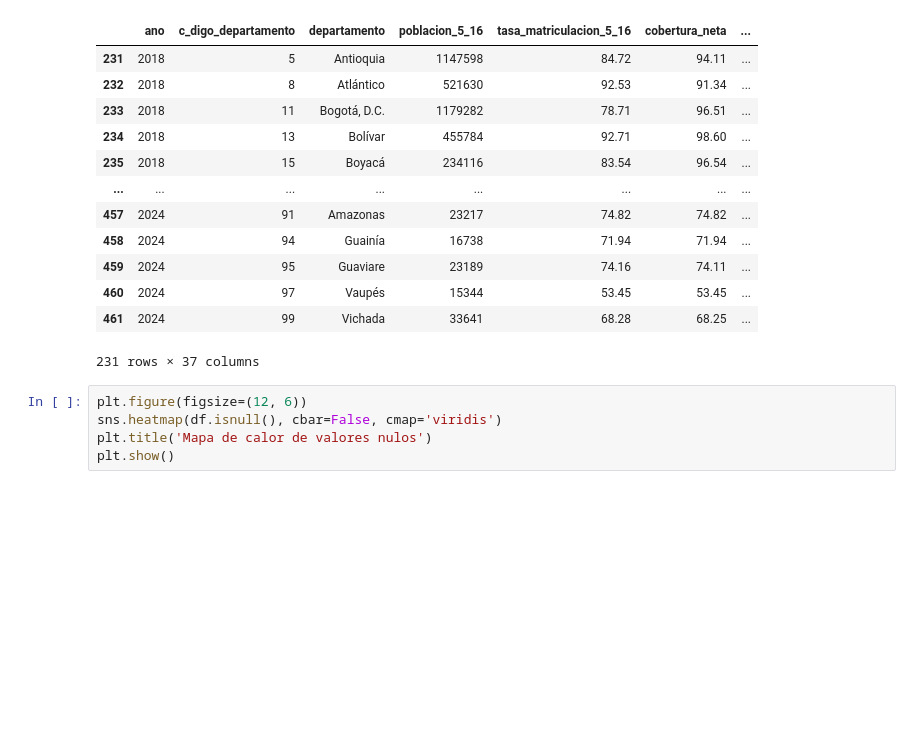
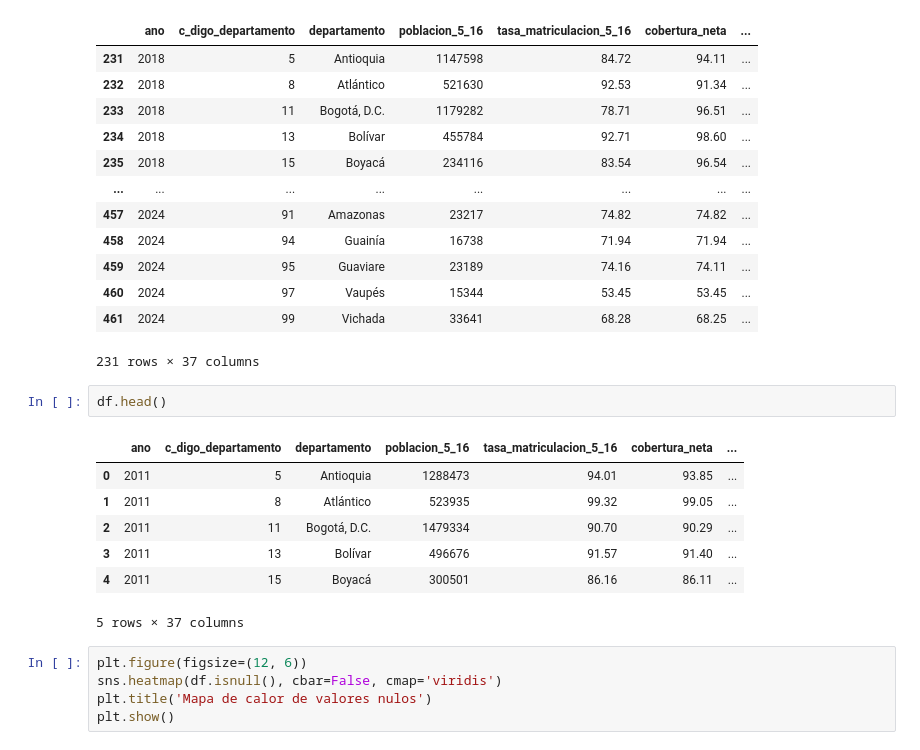
Before and after one commit to Pininita/student-dropout-analysis-colombia, a Jupyter notebook: notebooks/extraction_socrata.ipynb, the cells around one changed output. Drawn from its saved outputs; the diff is of its cells as text; blank space fills up the shorter version.

```diff
--- a/notebooks/extraction_socrata.ipynb
+++ b/notebooks/extraction_socrata.ipynb
@@ -73,6 +73,16 @@ df[df['tamano_promedio_grupo'].isnull()]
 | 460 | 2024 | 97 | Vaupés | 15344 | 53.45 | 53.45 | ... |
 | 461 | 2024 | 99 | Vichada | 33641 | 68.28 | 68.25 | ... |
 231 rows × 37 columns
+# %%
+df.head()
+# %% [output]
+|  | ano | c_digo_departamento | departamento | poblacion_5_16 | tasa_matriculacion_5_16 | cobertura_neta | ... |
+| 0 | 2011 | 5 | Antioquia | 1288473 | 94.01 | 93.85 | ... |
+| 1 | 2011 | 8 | Atlántico | 523935 | 99.32 | 99.05 | ... |
+| 2 | 2011 | 11 | Bogotá, D.C. | 1479334 | 90.70 | 90.29 | ... |
+| 3 | 2011 | 13 | Bolívar | 496676 | 91.57 | 91.40 | ... |
+| 4 | 2011 | 15 | Boyacá | 300501 | 86.16 | 86.11 | ... |
+5 rows × 37 columns
 # %%
 plt.figure(figsize=(12, 6))
 sns.heatmap(df.isnull(), cbar=False, cmap='viridis')
```
Also changed, not shown: parts of 1 cell of this notebook, 2 other files.
